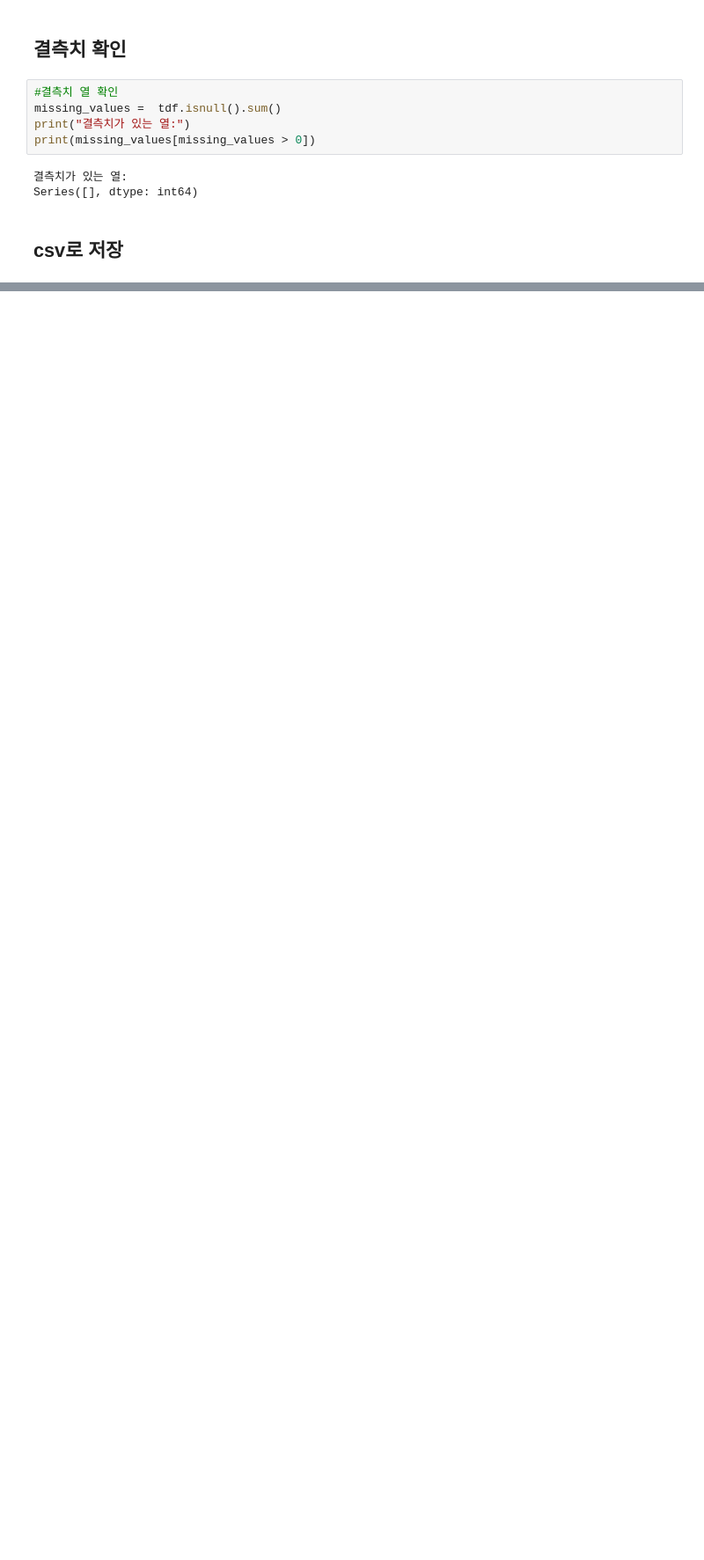
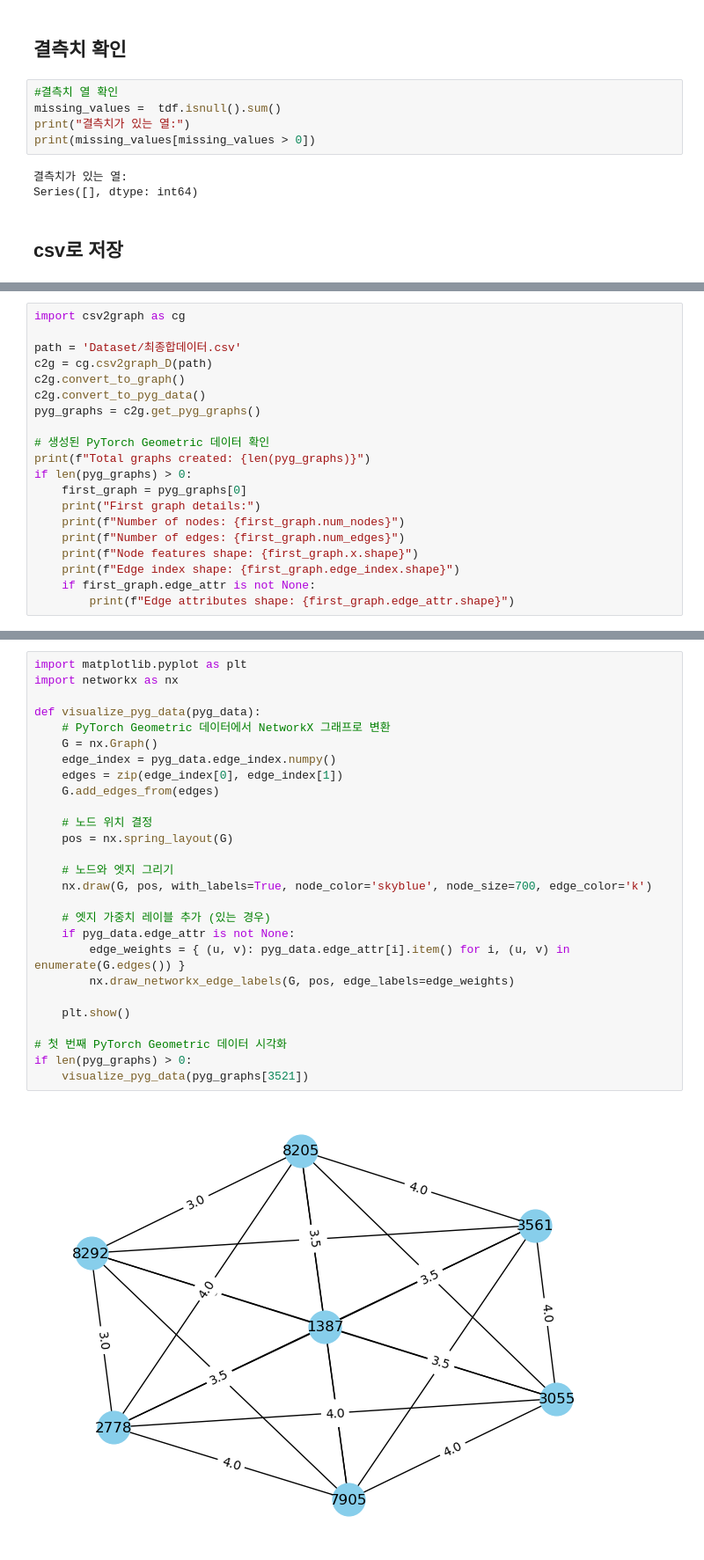
Before and after one commit to Kwonhchan/yanus-4team-GNN, a Jupyter notebook: dataprocess.ipynb, the cells around one changed output, grey strips where cells are left out. Shown: that part at 88% size. Saved outputs shown, nothing was run; the diff lists cells and outputs as text; blank space fills up the shorter version.

Commit message:
02-14-csv2graph

```diff
--- a/dataprocess.ipynb
+++ b/dataprocess.ipynb
@@ -194,0 +233,20 @@ tdf.to_csv('Dataset/전완_수도권방문지데이터_1.csv', index=False)
+# %%
+import csv2graph as cg
+
+path = 'Dataset/최종합데이터.csv'
+c2g = cg.csv2graph_D(path)
+c2g.convert_to_graph()
+c2g.convert_to_pyg_data()
+pyg_graphs = c2g.get_pyg_graphs()
+
+# 생성된 PyTorch Geometric 데이터 확인
+print(f"Total graphs created: {len(pyg_graphs)}")
+if len(pyg_graphs) > 0:
+    first_graph = pyg_graphs[0]
+    print("First graph details:")
+    print(f"Number of nodes: {first_graph.num_nodes}")
+    print(f"Number of edges: {first_graph.num_edges}")
+    print(f"Node features shape: {first_graph.x.shape}")
+    print(f"Edge index shape: {first_graph.edge_index.shape}")
+    if first_graph.edge_attr is not None:
+        print(f"Edge attributes shape: {first_graph.edge_attr.shape}")
@@ -194,0 +261,29 @@ tdf.to_csv('Dataset/전완_수도권방문지데이터_1.csv', index=False)
+# %%
+import matplotlib.pyplot as plt
+import networkx as nx
+
+def visualize_pyg_data(pyg_data):
+    # PyTorch Geometric 데이터에서 NetworkX 그래프로 변환
+    G = nx.Graph()
+    edge_index = pyg_data.edge_index.numpy()
+    edges = zip(edge_index[0], edge_index[1])
+    G.add_edges_from(edges)
+
+    # 노드 위치 결정
+    pos = nx.spring_layout(G)
+
+    # 노드와 엣지 그리기
+    nx.draw(G, pos, with_labels=True, node_color='skyblue', node_size=700, edge_color='k')
+
+    # 엣지 가중치 레이블 추가 (있는 경우)
+    if pyg_data.edge_attr is not None:
+        edge_weights = { (u, v): pyg_data.edge_attr[i].item() for i, (u, v) in enumerate(G.edges()) }
+        nx.draw_networkx_edge_labels(G, pos, edge_labels=edge_weights)
+
+    plt.show()
+
+# 첫 번째 PyTorch Geometric 데이터 시각화
+if len(pyg_graphs) > 0:
+    visualize_pyg_data(pyg_graphs[3521])
+# %% [output]
+[figure, added]
```
Also changed, not shown: parts of 20 cells of this notebook, 2 other files.
